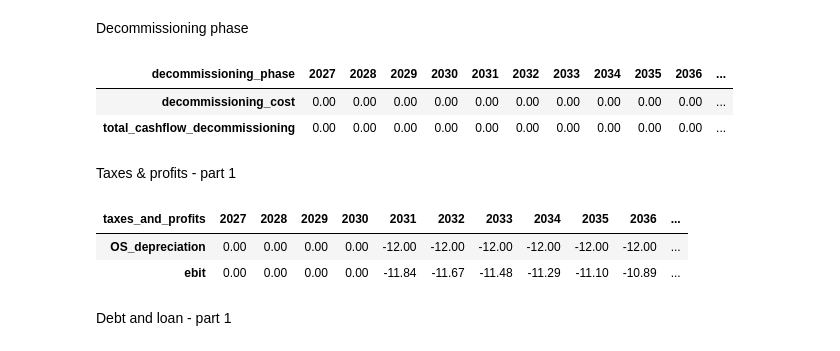
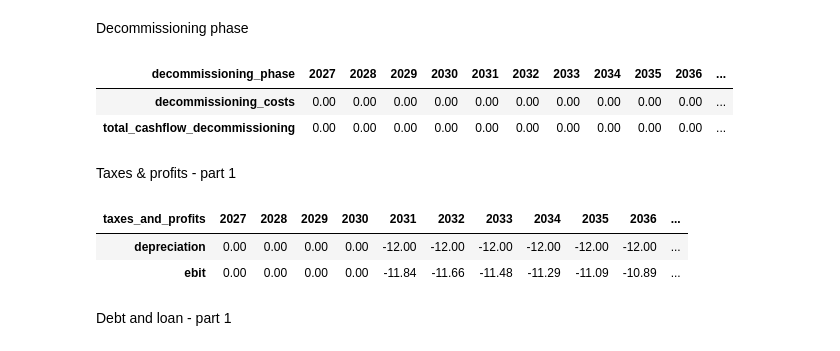
Before and after one commit to DinaBoer/NSE6, a Jupyter notebook: assets/OS_working_file.ipynb, the cells around one changed output. Drawn from its saved outputs; the diff is of its cells as text; code cells hidden in the pictures.

Commit message:
Converted BH input data and working file into new format

```diff
--- a/assets/OS_working_file.ipynb
+++ b/assets/OS_working_file.ipynb
@@ -253,8 +164,45 @@ def decommissioning_phase(capex_variable,inflation_variable,decommissioning_vari
+# %%
+def decommissioning_phase(**kwargs):
+    ''' This function creates a dataframe that contains all cashflows in the decommissioning phase'''
+
+    # 1. Get the parameters we need
+    inflation = kwargs['inflation']
+    capex = kwargs['capex']
+    decommissioning_percentage = kwargs['decommissioning_percentage']
+
+    # 2. Get the timelines
+    calendar_years = construct_calendar_year_list(**kwargs)
+    decommissioning_years = construct_decommissioning_years_list(**kwargs)
+    business_case_years = construct_business_case_year_list(**kwargs)
+
+    # 3. construct df
+    row_names = ['decommissioning_costs', 'total_cashflow_decommissioning']
+    df_decommissioning_phase = pd.DataFrame(0.0, index=row_names, columns=calendar_years)
+    df_decommissioning_phase.columns.name = "decommissioning_phase"
+
+    # 4. Calculate inflation factors array
+    inf_factors = (1 + inflation) ** business_case_years
+    inf_factor_series = pd.Series(inf_factors, index=calendar_years)
+
+    # 5. Calculate decommissioning costs
+    total_decommissioning_costs = -(decommissioning_percentage*capex)
+    yearly_decommissioning_costs = total_decommissioning_costs / len(decommissioning_years)
+
+    # 6. Apply inflation per decommissioning year
+
+    for year in decommissioning_years:
+        df_decommissioning_phase.loc['decommissioning_costs', year] = yearly_decommissioning_costs #* inf_factor_series[year]
+
+    # 5. Calculate totals
+    df_decommissioning_phase.loc['total_cashflow_decommissioning'] = df_decommissioning_phase.loc['decommissioning_costs']
+
+    return df_decommissioning_phase
 # %%
-decommissioning_phase(OS_capex,OS_inflation,OS_decomissioning_percentage,OS_lifetime).style.format(precision=2)
+df_decommissioning_phase = decommissioning_phase(**os_parameters)
+df_decommissioning_phase.style.format(precision=2)
 # %% [output]
 | decommissioning_phase | 2027 | 2028 | 2029 | 2030 | 2031 | 2032 | 2033 | 2034 | 2035 | 2036 | ... |
-| decommissioning_cost | 0.00 | 0.00 | 0.00 | 0.00 | 0.00 | 0.00 | 0.00 | 0.00 | 0.00 | 0.00 | ... |
+| decommissioning_costs | 0.00 | 0.00 | 0.00 | 0.00 | 0.00 | 0.00 | 0.00 | 0.00 | 0.00 | 0.00 | ... |
 | total_cashflow_decommissioning | 0.00 | 0.00 | 0.00 | 0.00 | 0.00 | 0.00 | 0.00 | 0.00 | 0.00 | 0.00 | ... |
 # %% [markdown]
 Taxes & profits - part 1
@@ -311,6 +208,0 @@ def taxes_and_profits_part1(capex_variable,
-# %%
-taxes_and_profits_part1(OS_capex,df_OS_opex,OS_inflation,OS_revenues_to_electrolyser,OS_revenues_to_market,OS_lifetime).style.format(precision=2)
-# %% [output]
-| taxes_and_profits | 2027 | 2028 | 2029 | 2030 | 2031 | 2032 | 2033 | 2034 | 2035 | 2036 | ... |
-| OS_depreciation | 0.00 | 0.00 | 0.00 | 0.00 | -12.00 | -12.00 | -12.00 | -12.00 | -12.00 | -12.00 | ... |
-| ebit | 0.00 | 0.00 | 0.00 | 0.00 | -11.84 | -11.67 | -11.48 | -11.29 | -11.10 | -10.89 | ... |
@@ -320,2 +209,11 @@ taxes_and_profits_part1(OS_capex,df_OS_opex,OS_inflation,OS_revenues_to_electrol
+# %%
+from finances.taxes_debt_loans import taxes_and_profits_part1
+
+df_taxes_and_profits_part1 = taxes_and_profits_part1(df_operational_phase,**os_parameters)
+df_taxes_and_profits_part1.style.format(precision=2)
+# %% [output]
+| taxes_and_profits | 2027 | 2028 | 2029 | 2030 | 2031 | 2032 | 2033 | 2034 | 2035 | 2036 | ... |
+| depreciation | 0.00 | 0.00 | 0.00 | 0.00 | -12.00 | -12.00 | -12.00 | -12.00 | -12.00 | -12.00 | ... |
+| ebit | 0.00 | 0.00 | 0.00 | 0.00 | -11.84 | -11.66 | -11.48 | -11.29 | -11.09 | -10.89 | ... |
 # %% [markdown]
 Debt and loan - part 1
```
Also changed, not shown: parts of 83 cells of this notebook, 11 other files.
